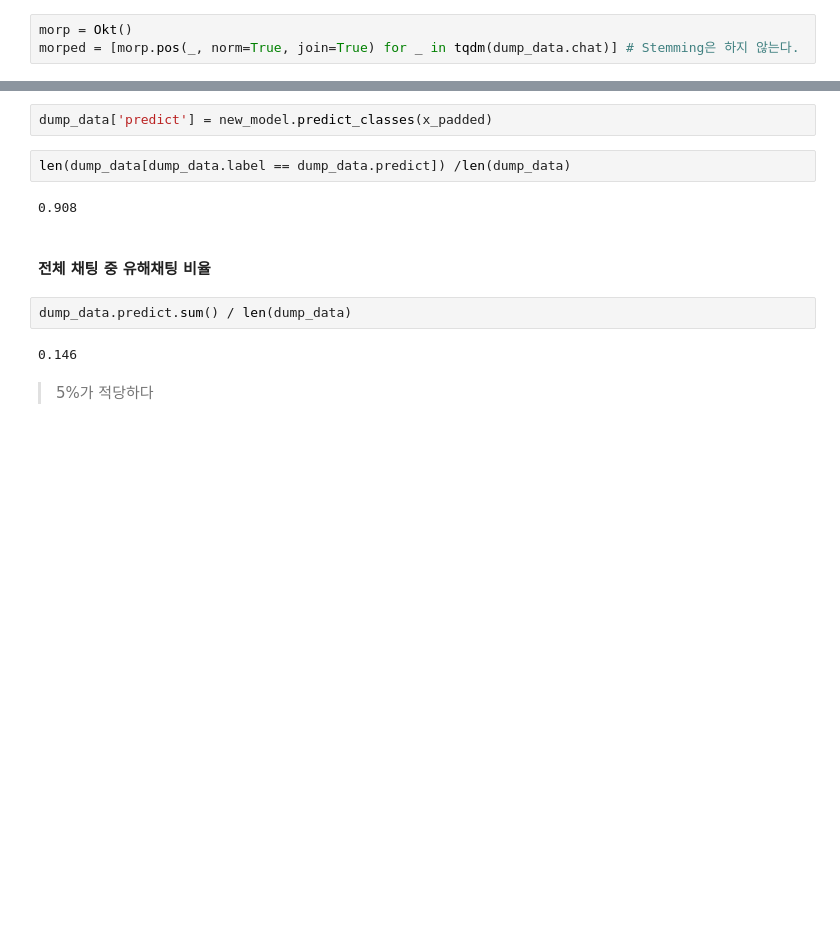
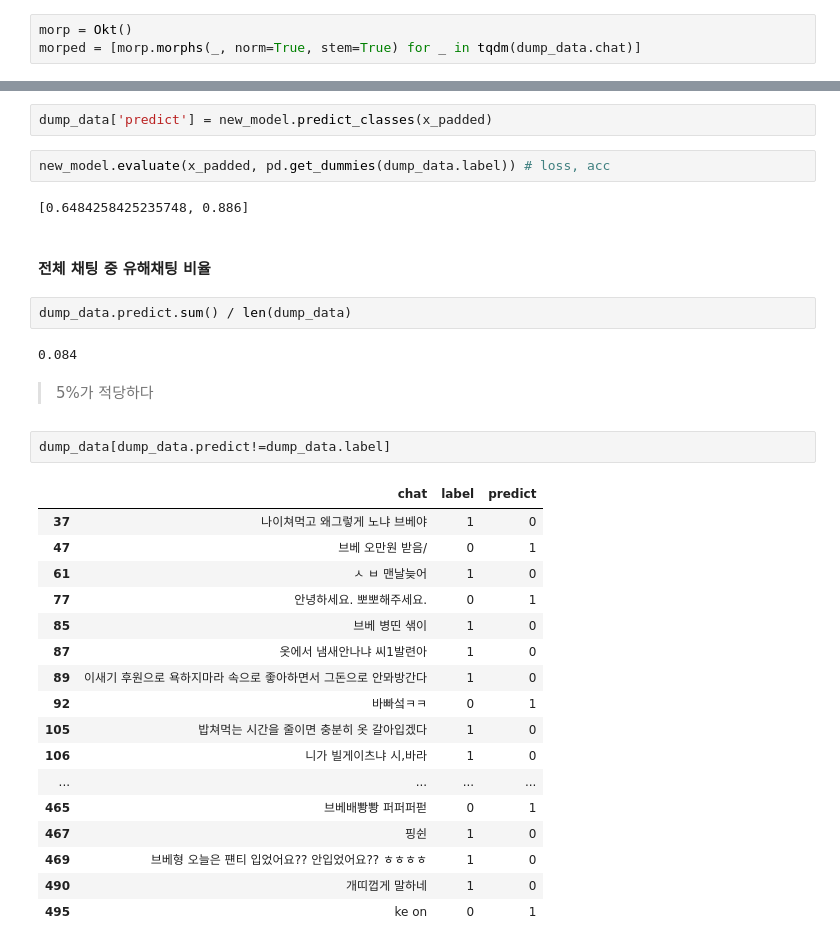
Before and after one commit to bigdata-3-group/korea-3, a Jupyter notebook: src/NLP/predict_bj_isFuck.ipynb, the cells around one changed output, grey strips where cells are left out. Saved outputs shown, nothing was run; the diff lists cells and outputs as text; blank space fills up the shorter version.

Commit message:
first model (undersampled)

```diff
--- a/src/NLP/predict_bj_isFuck.ipynb
+++ b/src/NLP/predict_bj_isFuck.ipynb
@@ -40,4 +40,4 @@ len(dump_datap_data)
 500
 # %%
 morp = Okt()
-morped = [morp.pos(_, norm=True, join=True) for _ in tqdm(dump_data.chat)] # Stemming은 하지 않는다.
+morped = [morp.morphs(_, norm=True, stem=True) for _ in tqdm(dump_data.chat)]
@@ -137,15 +117,35 @@ Non-trainable params: 0
 _________________________________________________________________
 # %%
 dump_data['predict'] = new_model.predict_classes(x_padded)
-# %%
-len(dump_data[dump_data.label == dump_data.predict]) /len(dump_data)
-# %% [output]
-0.908
+# %%
+new_model.evaluate(x_padded, pd.get_dummies(dump_data.label)) # loss, acc
+# %% [output]
+[0.6484258425235748, 0.886]
 # %% [markdown]
 #### 전체 채팅 중 유해채팅 비율
 # %%
 dump_data.predict.sum() / len(dump_data)
 # %% [output]
-0.146
+0.084
 # %% [markdown]
 > 5%가 적당하다
+# %%
+dump_data[dump_data.predict!=dump_data.label]
+# %% [output]
+|  | chat | label | predict |
+| 37 | 나이쳐먹고 왜그렇게 노냐 브베야 | 1 | 0 |
+| 47 | 브베 오만원 받음/ | 0 | 1 |
+| 61 | ㅅ ㅂ 맨날늦어 | 1 | 0 |
+| 77 | 안녕하세요. 뽀뽀해주세요. | 0 | 1 |
+| 85 | 브베 병띤 샊이 | 1 | 0 |
+| 87 | 옷에서 냄새안나냐 씨1발련아 | 1 | 0 |
+| 89 | 이새기 후원으로 욕하지마라 속으로 좋아하면서 그돈으로 안뫄방간다 | 1 | 0 |
+| 92 | 바빠섴ㅋㅋ | 0 | 1 |
+| 105 | 밥쳐먹는 시간을 줄이면 충분히 옷 갈아입겠다 | 1 | 0 |
+| 106 | 니가 빌게이츠냐 시,바라 | 1 | 0 |
+| ... | ... | ... | ... |
+| 465 | 브베배뽱뽱 퍼퍼퍼펃 | 0 | 1 |
+| 467 | 핑쉰 | 1 | 0 |
+| 469 | 브베형 오늘은 퍤티 입었어요?? 안입었어요?? ㅎㅎㅎㅎ | 1 | 0 |
+| 490 | 개띠껍게 말하네 | 1 | 0 |
+| 495 | ke on | 0 | 1 |
```
Also changed, not shown: parts of 6 cells of this notebook, 3 other files.
